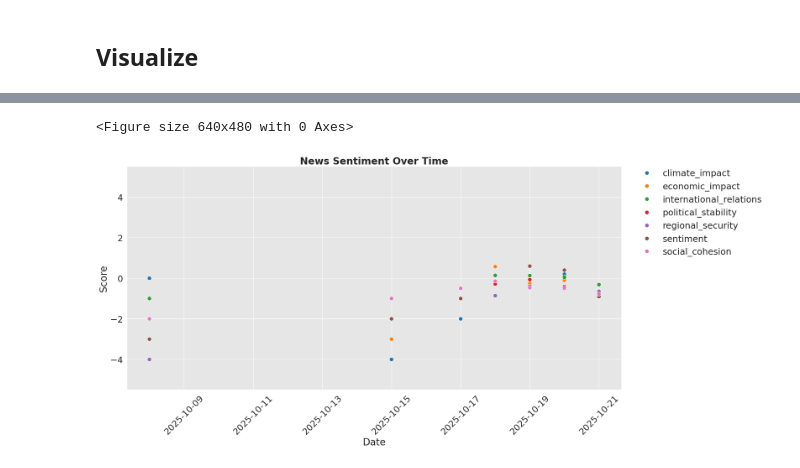
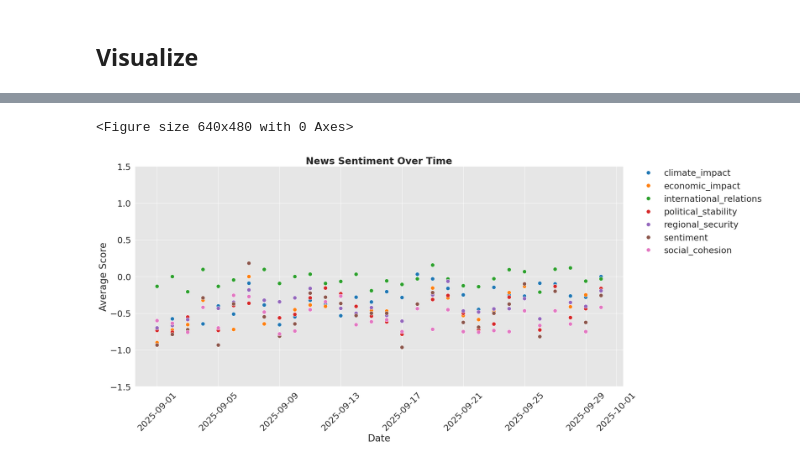
Before and after one commit to hishamsajid/news-sentiment, a Jupyter notebook: notebooks/eda.ipynb, the cells around one changed output, grey strips where cells are left out. Saved outputs shown, nothing was run; the diff lists cells and outputs as text; code cells hidden in the pictures.

Commit message:
visualized

```diff
--- a/notebooks/eda.ipynb
+++ b/notebooks/eda.ipynb
@@ -598,3 +599,8 @@ story_data_df = pd.read_pickle("../data/../data/dawn_news_stories_w_gemini25flas
+# %%
+story_data_df = pd.read_pickle('../data/dawn_news_stories_sep2025.pkl')
+# %%
+story_data_df = story_data_df.merge(gemini_responses_df, on='url', how='left')\
+    .drop_duplicates(subset=['url'])
 # %%
 # Example: your dataframe
 df = story_data_df  # replace with your actual dataframe
@@ -626,3 +632,5 @@ df_long.head()
+# %%
+df_long = df_long[df_long['date'].dt.month == 9]
 # %%
 df_long = df_long.groupby(['date','score_type']).score.mean().reset_index()
 daily_counts = pd.DataFrame(story_data_df.timestamp.value_counts())
@@ -662,30 +675,30 @@ story_data_df.groupby(by='timestamp').agg('count').sort_values(by='timestamp')
 # %%
 # Set style
 # sns.set(style="whitegrid")
 plt.clf()
 sns.set_style('darkgrid',{"axes.facecolor": ".9"})
 sns.set_style(rc = {'axes.bgcolour': '#c79f52'})
 sns.set_context("notebook",font_scale=2,rc={'lines.linewidth':2.1})
 
 plt.figure(figsize=(22, 10))
 
 # Scatter plot
 sns.scatterplot(
     data=df_long,
     x='date',
     y='score',
     hue='score_type',  # different color per score type
     palette='tab10',   # choose a color palette
     s=100              # marker size
 )
 
 plt.title("News Sentiment Over Time",fontdict={'fontsize':24,'fontweight':'bold'})
-plt.ylim(-5.5, 5.5)
+plt.ylim(-1.5, 1.5)
 plt.xlabel("Date")
 plt.ylabel("Average Score")
 plt.xticks(rotation=45)
 plt.legend(loc='upper right', bbox_to_anchor=(1.3, 1.024),frameon=False)
 plt.show()
 # %% [output]
 <Figure size 640x480 with 0 Axes>
-[figure, old version]
+[figure, new version]
```
Also changed, not shown: parts of 4 cells of this notebook, 1 other file.
